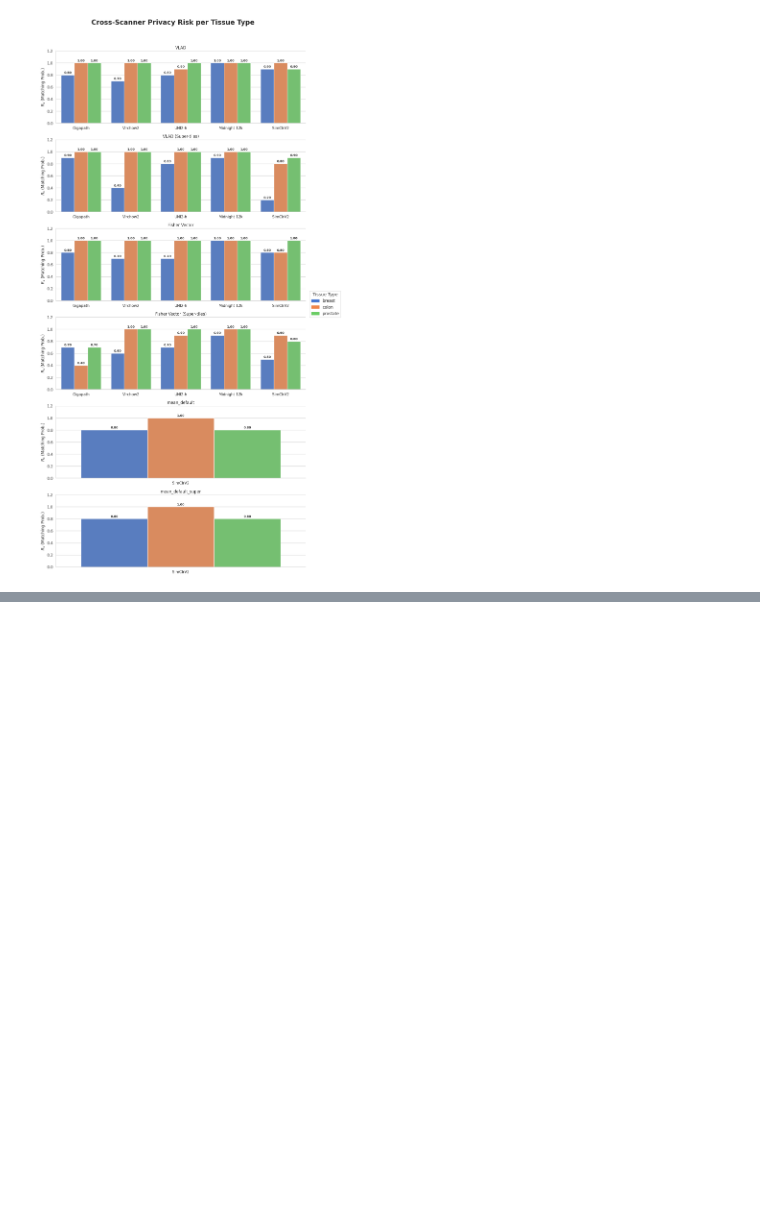
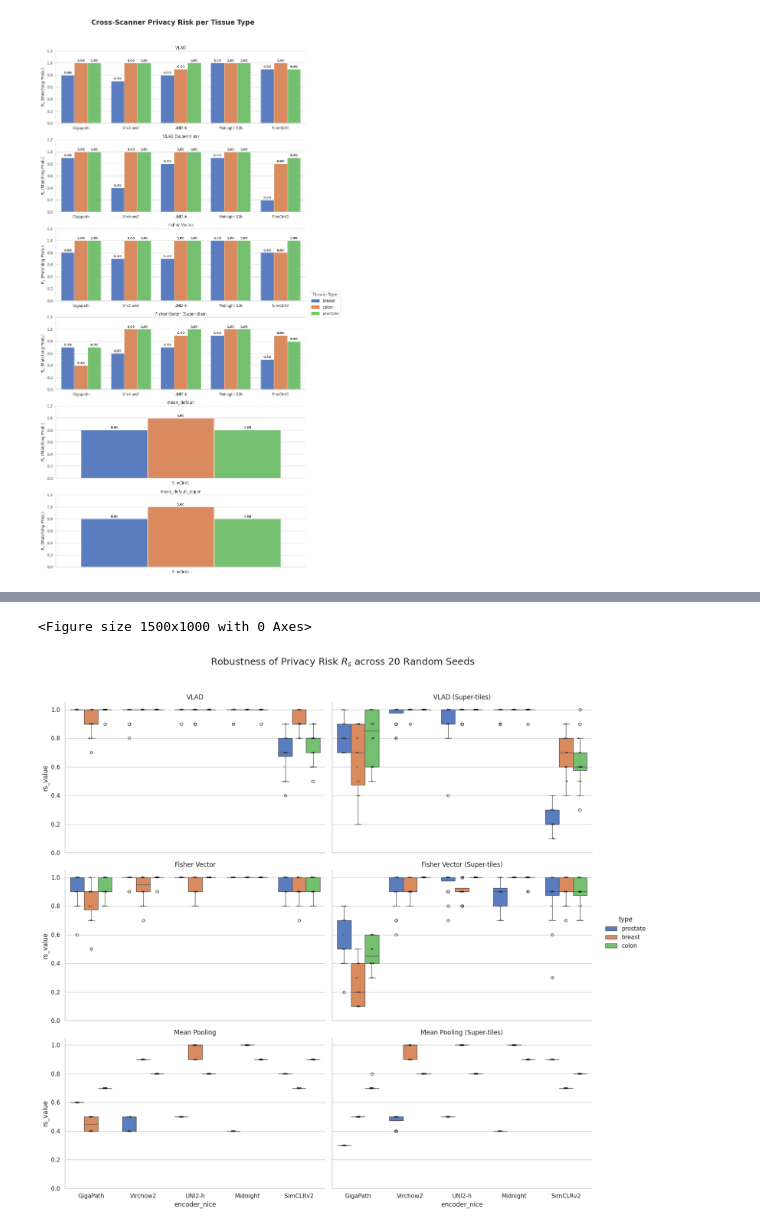
Before and after one commit to RationAI/similarity, a Jupyter notebook: examples/analyze.ipynb, the cells around one changed output, grey strips where cells are left out. Cells and saved outputs as stored; diff of their text form; code cells hidden in the pictures; blank space fills up the shorter version.

Commit message:
feat: added 20 seeds cross scanners evaluation

```diff
--- a/examples/analyze.ipynb
+++ b/examples/analyze.ipynb
@@ -1463,3 +1463,17 @@ if not df_results.empty:
     plt.show()
 # %% [output]
 [figure]
+# %%
+enc = ["0", "1", "2", "3", "4"]
+mpp = ["10"]
+
+emb_col = [
+    "vlad_default",
+    "vlad_default_super",
+    "fisher_default",
+    "fisher_default_super",
+    "mean_default",
+    "mean_default_super"
+]
+
+types = ["prostate", "breast", "colon"]
@@ -1465,0 +1761,53 @@ if not df_results.empty:
+# %%
+nice_method_names = {
+    "vlad_default": "VLAD",
+    "vlad_default_super": "VLAD (Super-tiles)",
+    "fisher_default": "Fisher Vector",
+    "fisher_default_super": "Fisher Vector (Super-tiles)",
+    "mean_default": "Mean Pooling",
+    "mean_default_super": "Mean Pooling (Super-tiles)"
+}
+
+nice_encoder_names = {
+    "Encoder 0": "GigaPath",
+    "Encoder 1": "Virchow2",
+    "Encoder 2": "UNI2-h",
+    "Encoder 3": "Midnight",
+    "Encoder 4": "SimCLRv2"
+}
+
+df_final['method_nice'] = df_final['method'].map(nice_method_names)
+df_final['encoder_nice'] = df_final['enc'].map(nice_encoder_names)
+
+# Vykreslení
+plt.figure(figsize=(15, 10))
+sns.set_theme(style="whitegrid")
+
+g = sns.catplot(
+    data=df_final,
+    x="encoder_nice",
+    y="rs_value",
+    hue="type",
+    col="method_nice",
+    kind="box",      # BOXPLOT pro zobrazení variance mezi seedy
+    col_wrap=2,
+    height=5,
+    aspect=1.5,
+    palette="muted",
+    showfliers=True  # Ukáže i ty případné pády GMM jako tečky
+)
+
+g.set_axis_labels("Foundation Model", "$R_s$ (Privacy Risk)")
+g.set_titles("{col_name}")
+g.set(ylim=(0, 1.05))
+
+# Přidání teček (všech 20 runů) přes boxploty pro lepší vizualizaci
+g.map_dataframe(sns.stripplot, x="encoder_nice", y="rs_value", hue="type",
+                dodge=True, alpha=0.3, palette="dark:black", size=3)
+
+plt.subplots_adjust(top=0.9)
+g.fig.suptitle("Robustness of Privacy Risk $R_s$ across 20 Random Seeds", fontsize=18)
+plt.show()
+# %% [output]
+<Figure size 1500x1000 with 0 Axes>
+[figure, added]
```
Also changed, not shown: parts of 3 cells of this notebook.
